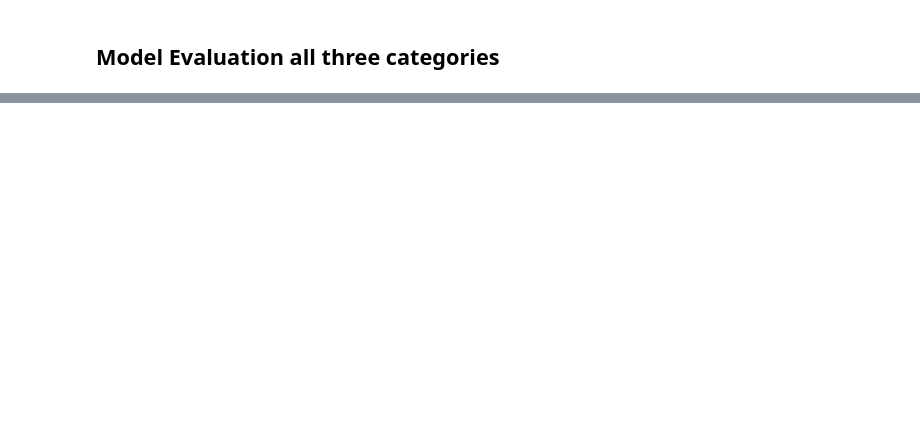
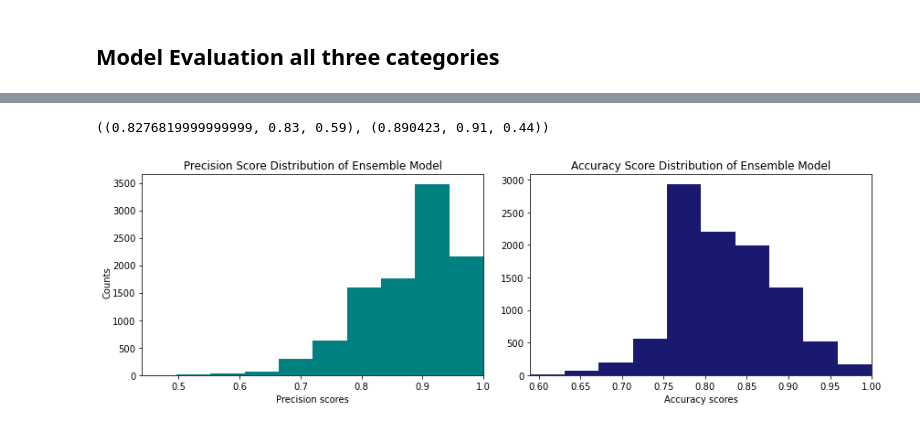
Before and after one commit to deeprob/ThioesteraseEnzymeSpecificity, a Jupyter notebook: notebooks/4.modelEvaluation.ipynb, the cells around one changed output, grey strips where cells are left out. Drawn from its saved outputs; the diff is of its cells as text; code cells hidden in the pictures; blank space fills up the shorter version.

```diff
--- a/notebooks/4.modelEvaluation.ipynb
+++ b/notebooks/4.modelEvaluation.ipynb
@@ -288,0 +322,14 @@ ensemble_eval()
+# %%
+preds = list(read_pred_file(model_pred_file))
+# %%
+label2_metrics = list(map(get_metrics_lab2,preds))
+label2_prec = [p[0] for p in label2_metrics]
+label2_rec = [p[1] for p in label2_metrics]
+
+label1_metrics = list(map(get_metrics_lab1,preds))
+label1_prec = [p[0] for p in label1_metrics]
+label1_rec = [p[1] for p in label1_metrics]
+
+label3_metrics = list(map(get_metrics,preds))
+label3_prec = [p[0] for p in label3_metrics]
+label3_rec = [p[1] for p in label3_metrics]
@@ -288,0 +347,2 @@ ensemble_eval()
+# %%
+label3_acc = [p[2] for p in label3_metrics]
@@ -288,0 +352,4 @@ ensemble_eval()
+# %%
+get_ind_metrics(label3_acc), get_ind_metrics(label3_prec)
+# %% [output]
+((0.8276819999999999, 0.83, 0.59), (0.890423, 0.91, 0.44))
@@ -288,0 +358,17 @@ ensemble_eval()
+# %%
+def plot_histogram(metrics, metric_names, cs=['midnightblue','teal'], model='Ensemble'):
+    fig,ax = plt.subplots(1,2, figsize=(12,4))
+    for i in range(len(metrics)):
+        ax[i].hist(metrics[i], bins=10, color=cs[i])
+        ax[i].set_xlim(min(metrics[i]), max(metrics[i]))
+        ax[i].set_xlabel(f'{metric_names[i]} scores')
+        ax[i].set_title(f'{metric_names[i]} Score Distribution of {model} Model')
+
+    fig.text(0.0001, 0.5, 'Counts', va='center', rotation='vertical')
+    plt.tight_layout()
+    plt.savefig(f'../data/results/figures/{model}_dist.png')
+    return
+# %%
+plot_histogram([label3_prec,label3_acc], ['Precision','Accuracy'], ['teal', 'midnightblue'])
+# %% [output]
+[figure, added]
```
Also changed, not shown: parts of 9 cells of this notebook, 6 other files.
